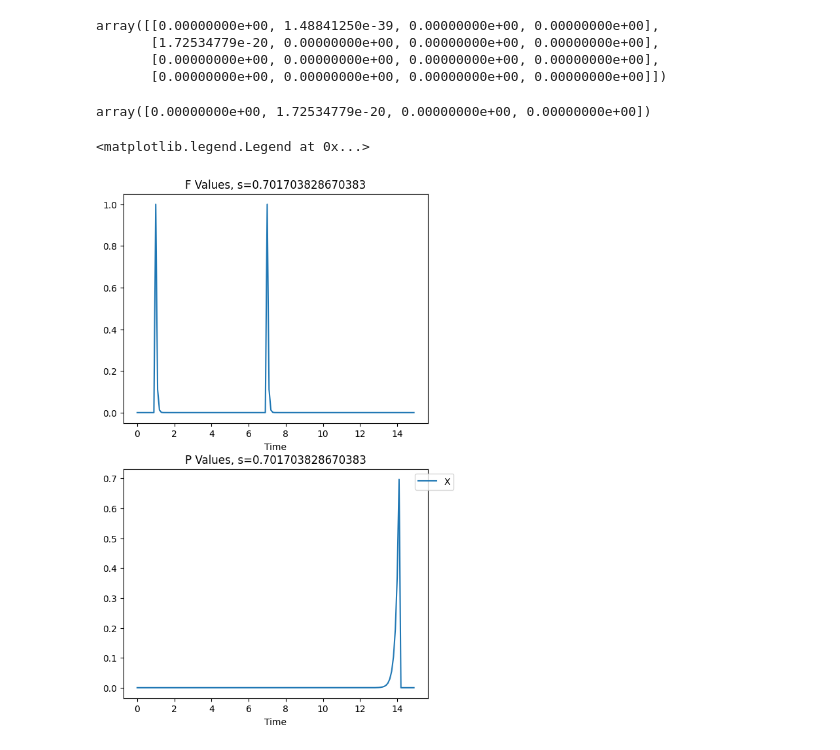
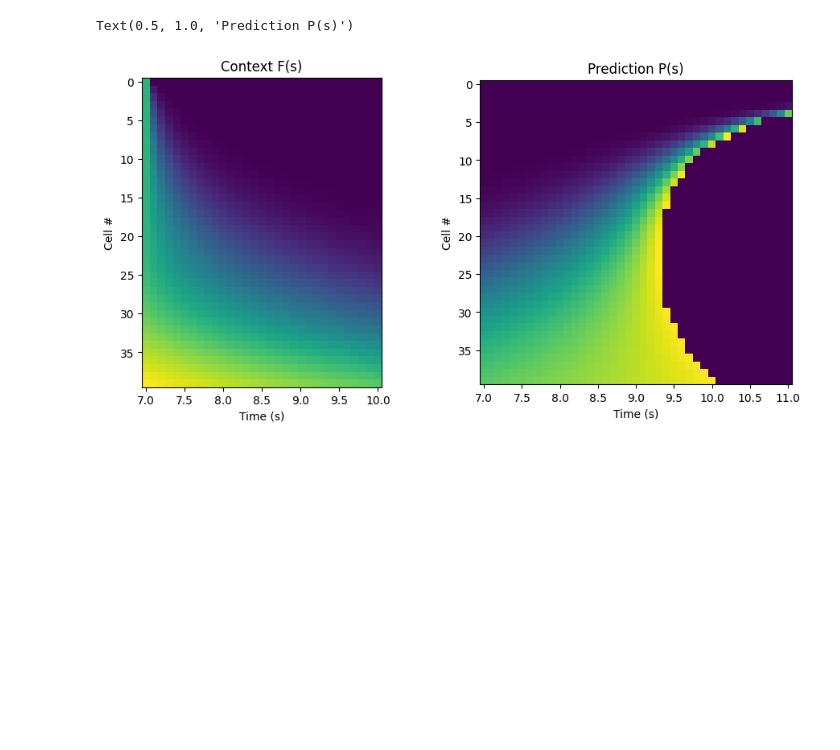
Before and after one commit to advil4rent/frasier, a Jupyter notebook: frasier_1.0.ipynb, the cells around one changed output. Saved outputs shown, nothing was run; the diff lists cells and outputs as text; code cells hidden in the pictures; blank space fills up the shorter version.

```diff
--- a/frasier_1.0.ipynb
+++ b/frasier_1.0.ipynb
@@ -140,28 +128,31 @@ array([0.00000000e+00, 0.00000000e+00, 0.00000000e+00, 0.00000000e+00,
-# %%
-M[1]
-# %% [output]
-array([[0.00000000e+00, 1.48841250e-39, 0.00000000e+00, 0.00000000e+00],
-       [1.72534779e-20, 0.00000000e+00, 0.00000000e+00, 0.00000000e+00],
-       [0.00000000e+00, 0.00000000e+00, 0.00000000e+00, 0.00000000e+00],
-       [0.00000000e+00, 0.00000000e+00, 0.00000000e+00, 0.00000000e+00]])
-# %%
-np.dot(M[1],stim_gen(fi_IN))
-# %% [output]
-array([0.00000000e+00, 1.72534779e-20, 0.00000000e+00, 0.00000000e+00])
 # %%
 #plot individual s value
-fig = plt.figure(figsize = (6,10))
-ax = fig.subplots(2,1)
-ax[0].plot(T, F_tracker[:,0,0])
-ax[0].set_title("F Values, s=%s" %(S[s_track[1]]))
-ax[0].set_xlabel("Time")
+#fig = plt.figure(figsize = (6,10))
+#ax = fig.subplots(2,1)
+#ax[0].plot(T, F_tracker[:,0,0])
+#ax[0].set_title("F Values, s=%s" %(S[s_track[1]]))
+#ax[0].set_xlabel("Time")
 #ax[0].legend(['X', 'Y','Not X', 'Not Y'])
 
-ax[1].plot(T, P_tracker[:,0,1])
-ax[1].set_title("P Values, s=%s" %(S[s_track[1]]))
-ax[1].set_xlabel("Time")
-ax[1].legend(['X', 'Y','Not-X (X predicted, not observed)', 'Not Y (Y predicted, not observed)']
-             ,bbox_to_anchor=(1.1, 1))
+#ax[1].plot(T, P_tracker[:,0,1])
+#ax[1].set_title("P Values, s=%s" %(S[s_track[1]]))
+#ax[1].set_xlabel("Time")
+#ax[1].legend(['X', 'Y','Not-X (X predicted, not observed)', 'Not Y (Y predicted, not observed)']
+#             ,bbox_to_anchor=(1.1, 1))
-# %% [output]
-<matplotlib.legend.Legend at 0x...>
-[figure, removed]
+# %%
+#imshow plot
+fig3, axe3 = plt.subplots(1,2,figsize = (11, 5))
+axe3[0].imshow(F_tracker[70:101,:,0].T)
+axe3[0].set_xlabel("Time (s)")
+axe3[0].set_xticks(np.arange(0,31,5), np.arange(7, 10.1, 0.5))
+axe3[0].set_ylabel("Cell #")
+axe3[0].set_title("Context F(s)")
+
+axe3[1].imshow(P_tracker[70:111,:,1].T)
+axe3[1].set_xlabel("Time (s)")
+axe3[1].set_xticks(np.arange(0,41,5), np.arange(7, 11.1, 0.5))
+axe3[1].set_ylabel("Cell #")
+axe3[1].set_title("Prediction P(s)")
+# %% [output]
+Text(0.5, 1.0, 'Prediction P(s)')
+[figure, added]
```
Also changed, not shown: parts of 17 cells of this notebook, 1 other file.
